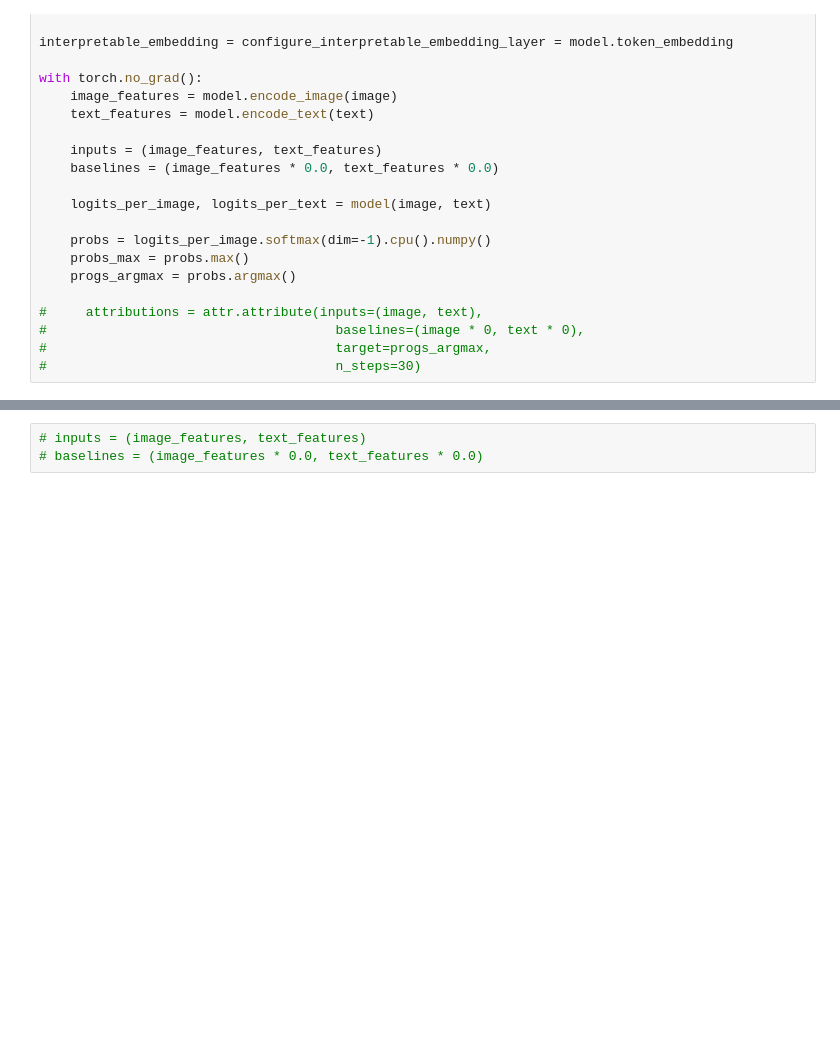
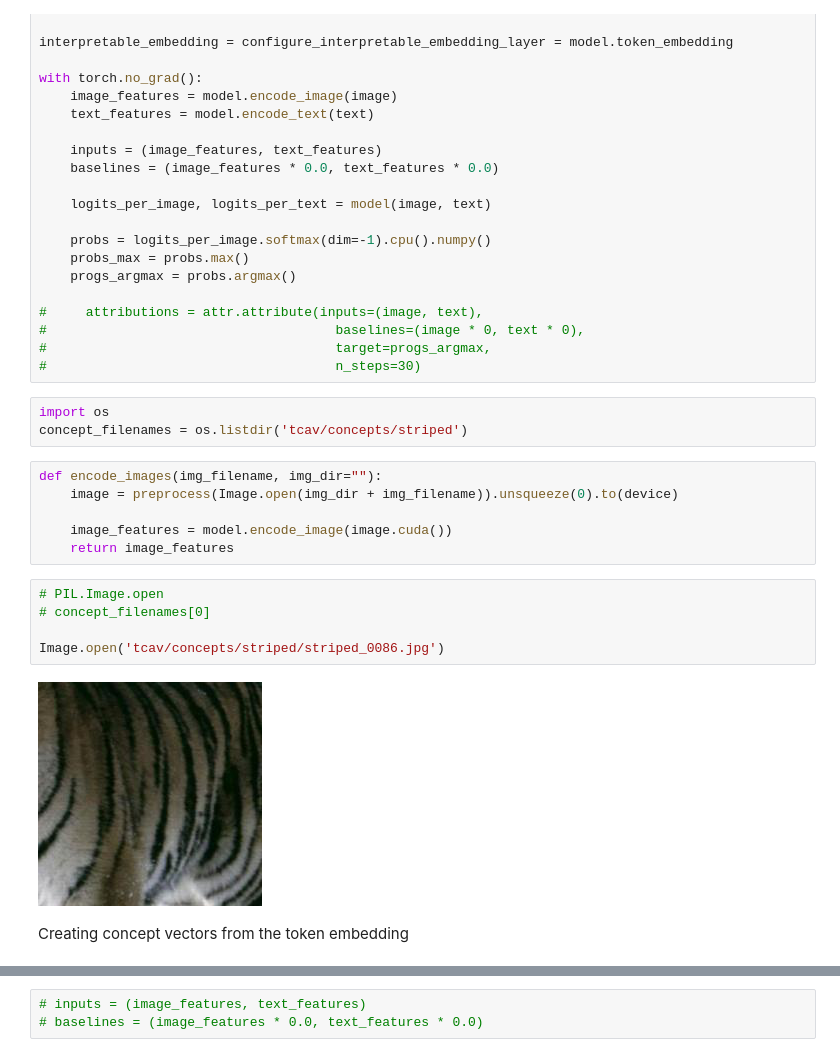
Before and after one commit to hellovivian/text2image, a Jupyter notebook: probe-clip.ipynb, the cells around one changed output, grey strips where cells are left out. Drawn from its saved outputs; the diff is of its cells as text; blank space fills up the shorter version.

```diff
--- a/probe-clip.ipynb
+++ b/probe-clip.ipynb
@@ -135,3 +137,21 @@ with torch.no_grad():
 #                                     baselines=(image * 0, text * 0),
 #                                     target=progs_argmax,
 #                                     n_steps=30)
+# %%
+import os
+concept_filenames = os.listdir('tcav/concepts/striped')
+# %%
+def encode_images(img_filename, img_dir=""):
+    image = preprocess(Image.open(img_dir + img_filename)).unsqueeze(0).to(device)
+
+    image_features = model.encode_image(image.cuda())
+    return image_features
+# %%
+# PIL.Image.open
+# concept_filenames[0]
+
+Image.open('tcav/concepts/striped/striped_0086.jpg')
+# %% [output]
+[figure, added]
+# %% [markdown]
+Creating concept vectors from the token embedding
```
Also changed, not shown: parts of 3 cells of this notebook, 1 other file.
